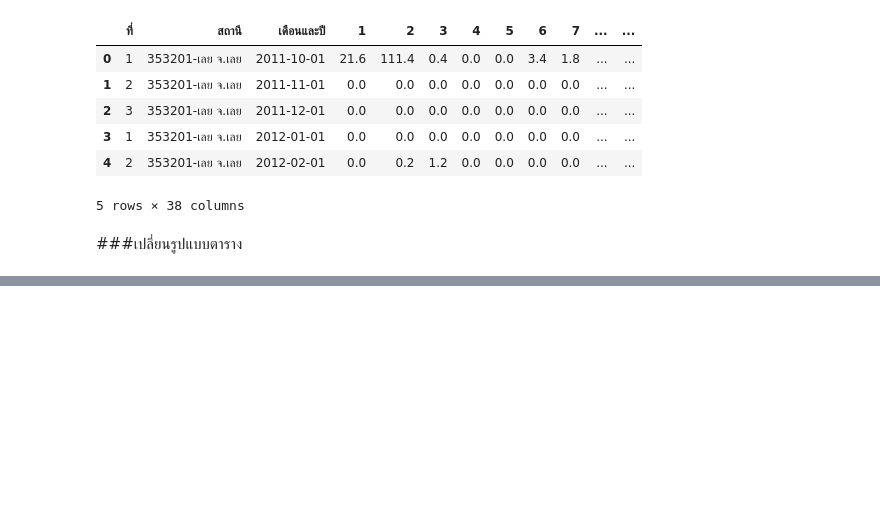
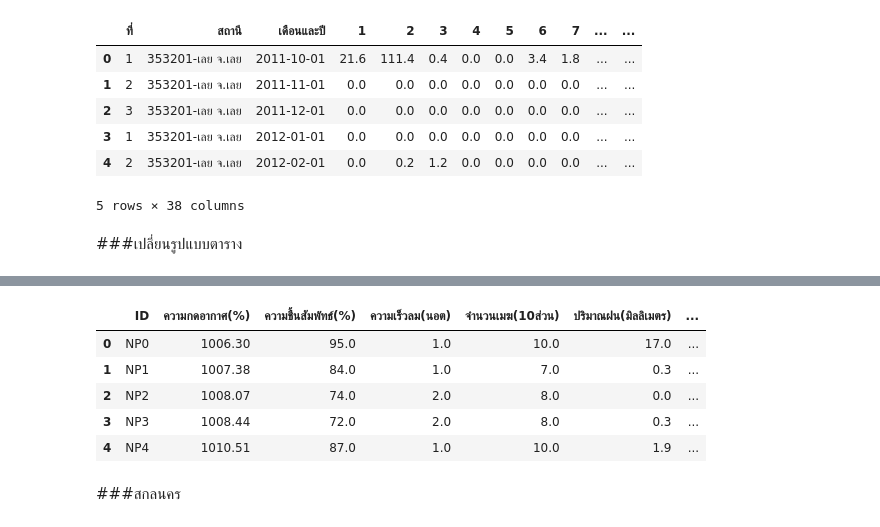
Before and after one commit to Piyaphat23/BSC_DPDM23, a Jupyter notebook: midterm_bscdpdm23.ipynb, the cells around one changed output, grey strips where cells are left out. Drawn from its saved outputs; the diff is of its cells as text; code cells hidden in the pictures; blank space fills up the shorter version.

```diff
--- a/midterm_bscdpdm23.ipynb
+++ b/midterm_bscdpdm23.ipynb
@@ -2731,0 +2947,19 @@ DBT_L_H = DBT_L.set_index(['จังหวัด','ปี','เดือน']).
+# %%
+join_NP = pd.merge(atmos_NP_H,Hum_NP_H,on='ID')
+join_NP_1 = pd.merge(join_NP,Wind_NP_H,on='ID')
+join_NP_2 = pd.merge(join_NP_1,Cloud_NP_H,on='ID')
+join_NP_3 = pd.merge(join_NP_2,Rain_NP_H,on='ID')
+join_NP_4 = pd.merge(join_NP_3,Dpt_NP_H,on='ID')
+join_NP_5 = pd.merge(join_NP_4,Low_NP_H,on='ID')
+join_NP_6 = pd.merge(join_NP_5,Dry_NP_H,on='ID')
+# %%
+join_NP_6.head()
+# %% [output]
+|  | ID | ความกดอากาศ(%) | ความชื้นสัมพัทธ์(%) | ความเร็วลม(นอต) | จำนวนเมฆ(10ส่วน) | ปริมาณฝน(มิลลิเมตร) | ... |
+| 0 | NP0 | 1006.30 | 95.0 | 1.0 | 10.0 | 17.0 | ... |
+| 1 | NP1 | 1007.38 | 84.0 | 1.0 | 7.0 | 0.3 | ... |
+| 2 | NP2 | 1008.07 | 74.0 | 2.0 | 8.0 | 0.0 | ... |
+| 3 | NP3 | 1008.44 | 72.0 | 2.0 | 8.0 | 0.3 | ... |
+| 4 | NP4 | 1010.51 | 87.0 | 1.0 | 10.0 | 1.9 | ... |
+# %% [markdown]
+###สกลนคร
```
Also changed, not shown: parts of 28 cells of this notebook.
